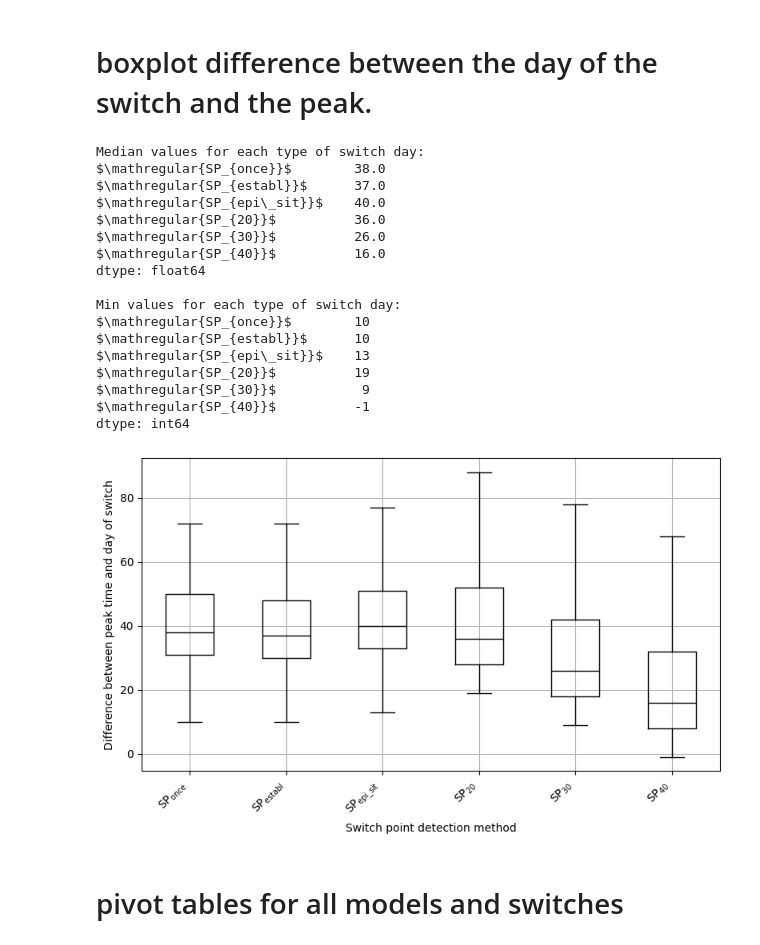
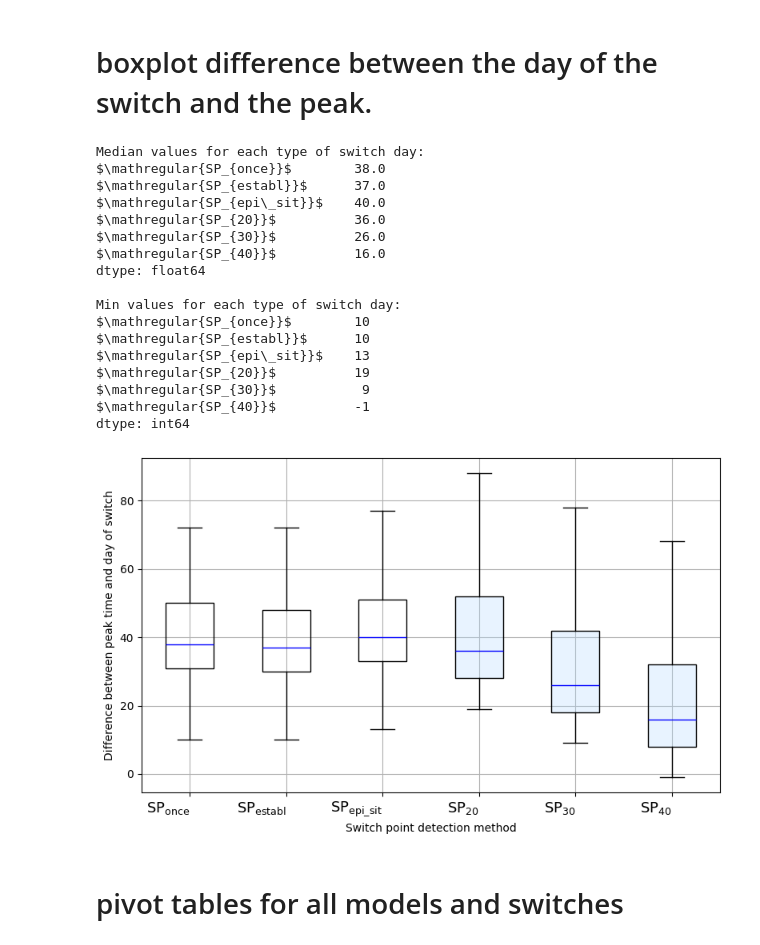
Before and after one commit to vnleonenko/Network_hybrid, a Jupyter notebook: plot_methods.ipynb, the cells around one changed output. Cells and saved outputs as stored; diff of their text form; code cells hidden in the pictures.

```diff
--- a/plot_methods.ipynb
+++ b/plot_methods.ipynb
@@ -1667,47 +1549,62 @@ for day, title_start_day in zip(days, titles_start_day2):
 
 # creating a boxplot
 fig, ax = plt.subplots(1,1,figsize=(8,5))
-box = ax.boxplot(difference_df, showfliers=False, medianprops=dict(color='black'),
-                  widths=0.5)
+box = ax.boxplot(
+    difference_df,
+    showfliers=False,
+    medianprops=dict(color='blue'),
+    widths=0.5,
+    patch_artist=True  # <-- ВАЖНО!
+)
+
+median_c = (0.7, 0.85, 1.0, 0.3)
+lw = 1
+for n, patch in enumerate(box['boxes']):
+    if n in [3, 4, 5]:  # 4-й, 5-й, 6-й боксы — подсветить
+        patch.set_facecolor(median_c)
+    else:  # Остальные — без заливки
+        patch.set_facecolor('none')
+    patch.set_linewidth(lw)
+
 
 #ax.set_title(f'Difference between the day of the switch and the peak')
 ax.set_xlabel('Switch point detection method')
 ax.set_ylabel('Difference between peak time and day of switch')
 ax.set_xticks(ticks=np.arange(1, difference_df.shape[1]+1),
-        labels=difference_df.columns, rotation=45, ha='right')
+        labels=difference_df.columns, fontsize=13, ha='right')
 ax.grid()
 
 plt.tight_layout()
 plt.savefig(f'results/diffenerce_switch_peak.pdf',
            format='pdf', dpi=300, bbox_inches='tight')
 
 median_values = difference_df.median()
 min_values = difference_df.min()
 
 print("Median values for each type of switch day:")
 print(median_values)
 
 print("\nMin values for each type of switch day:")
 print(min_values)
 # %% [output]
 Median values for each type of switch day:
 $\mathregular{SP_{once}}$        38.0
 $\mathregular{SP_{establ}}$      37.0
 $\mathregular{SP_{epi\_sit}}$    40.0
 $\mathregular{SP_{20}}$          36.0
 $\mathregular{SP_{30}}$          26.0
 $\mathregular{SP_{40}}$          16.0
 dtype: float64
 
 Min values for each type of switch day:
 $\mathregular{SP_{once}}$        10
 $\mathregular{SP_{establ}}$      10
 $\mathregular{SP_{epi\_sit}}$    13
 $\mathregular{SP_{20}}$          19
 $\mathregular{SP_{30}}$           9
 $\mathregular{SP_{40}}$          -1
 dtype: int64
-[figure, old version]
+[figure, new version]
 # %% [markdown]
 # pivot tables for all models and switches
 # %%
```
Also changed, not shown: parts of 3 cells of this notebook, 2 other files.
